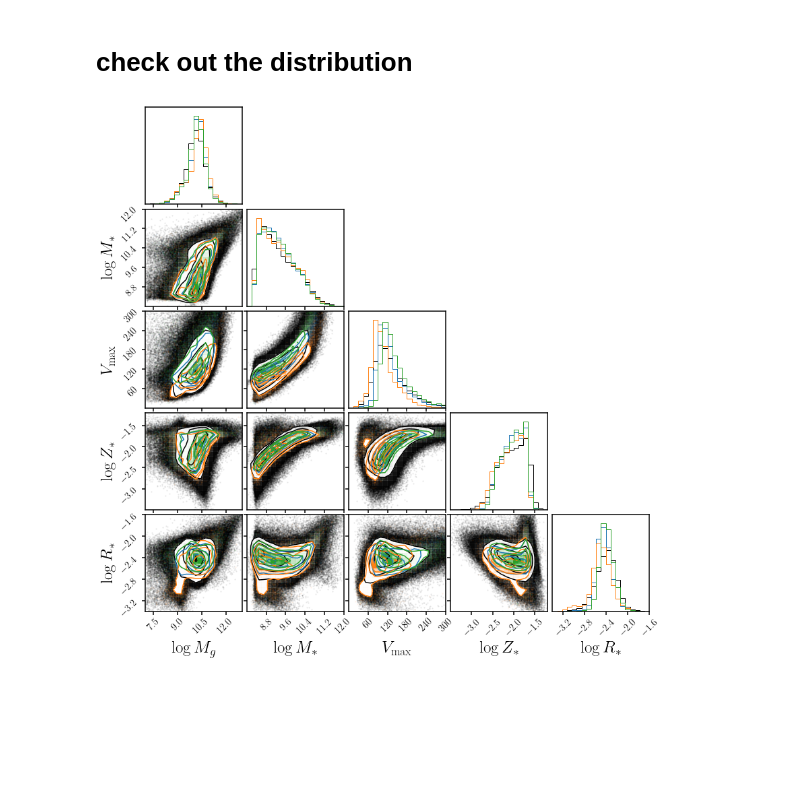
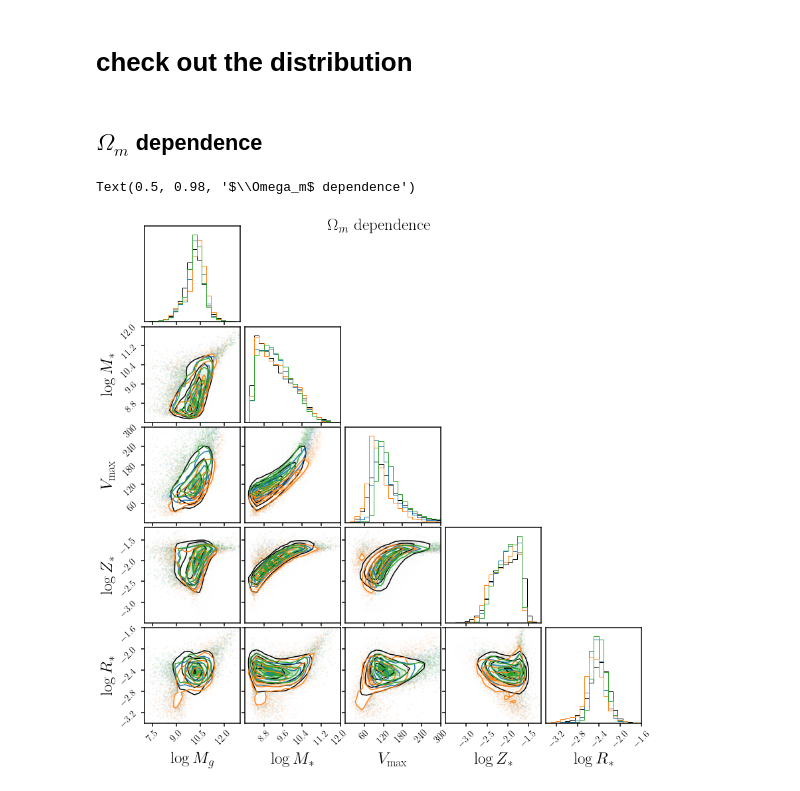
Before and after one commit to changhoonhahn/goleta, a Jupyter notebook: nb/p_thetag_thetacosmo.ipynb, the cells around one changed output. Drawn from its saved outputs; the diff is of its cells as text; code cells hidden in the pictures; blank space fills up the shorter version.

```diff
--- a/nb/p_thetag_thetacosmo.ipynb
+++ b/nb/p_thetag_thetacosmo.ipynb
@@ -136,26 +136,30 @@ torch.save(qphi, os.path.join(dat_dir, 'qphi.thetag_thetacosmo.pt'))
 # %%
 dat_dir = '/tigress/chhahn/cgpop/'
 qphi = torch.load(os.path.join(dat_dir, 'qphi.thetag_thetacosmo.pt'), map_location=torch.device(device))
+# %% [markdown]
+## $\Omega_m$ dependence
 # %%
 ranges = [(7., 13.), (8., 12.), (0., 300), (-3.5, -1.2), (-3.4, -1.6)]
 
 # prior
 fig = DFM.corner(props[:,igals], color='k', range=ranges,
-                 hist_kwargs={'density': True})
+                 hist_kwargs={'density': True}, plot_datapoints=False)
 
 # Om = 0.3
 theta_prime = qphi.sample((10000,), x=torch.tensor([0.3, 0.8, 1., 1., 1., 1.]))
 _ = DFM.corner(np.array(theta_prime.cpu()), color='C0', range=ranges,
                hist_kwargs={'density': True}, fig=fig)
 # Om = 0.2
 theta_prime = qphi.sample((10000,), x=torch.tensor([0.2, 0.8, 1., 1., 1., 1.]))
 _ = DFM.corner(np.array(theta_prime.cpu()), color='C1', range=ranges,
                hist_kwargs={'density': True}, fig=fig)
 # Om = 0.4
 theta_prime = qphi.sample((10000,), x=torch.tensor([0.4, 0.8, 1., 1., 1., 1.]))
 _ = DFM.corner(np.array(theta_prime.cpu()), color='C2', range=ranges,
                hist_kwargs={'density': True},
                labels=[lbls[i] for i in igals], label_kwargs={'fontsize': 25},
                fig=fig)
+fig.suptitle(r'$\Omega_m$ dependence', fontsize=25)
 # %% [output]
+Text(0.5, 0.98, '$\\Omega_m$ dependence')
-[figure, old version]
+[figure, new version]
```
Also changed, not shown: parts of 10 cells of this notebook.
